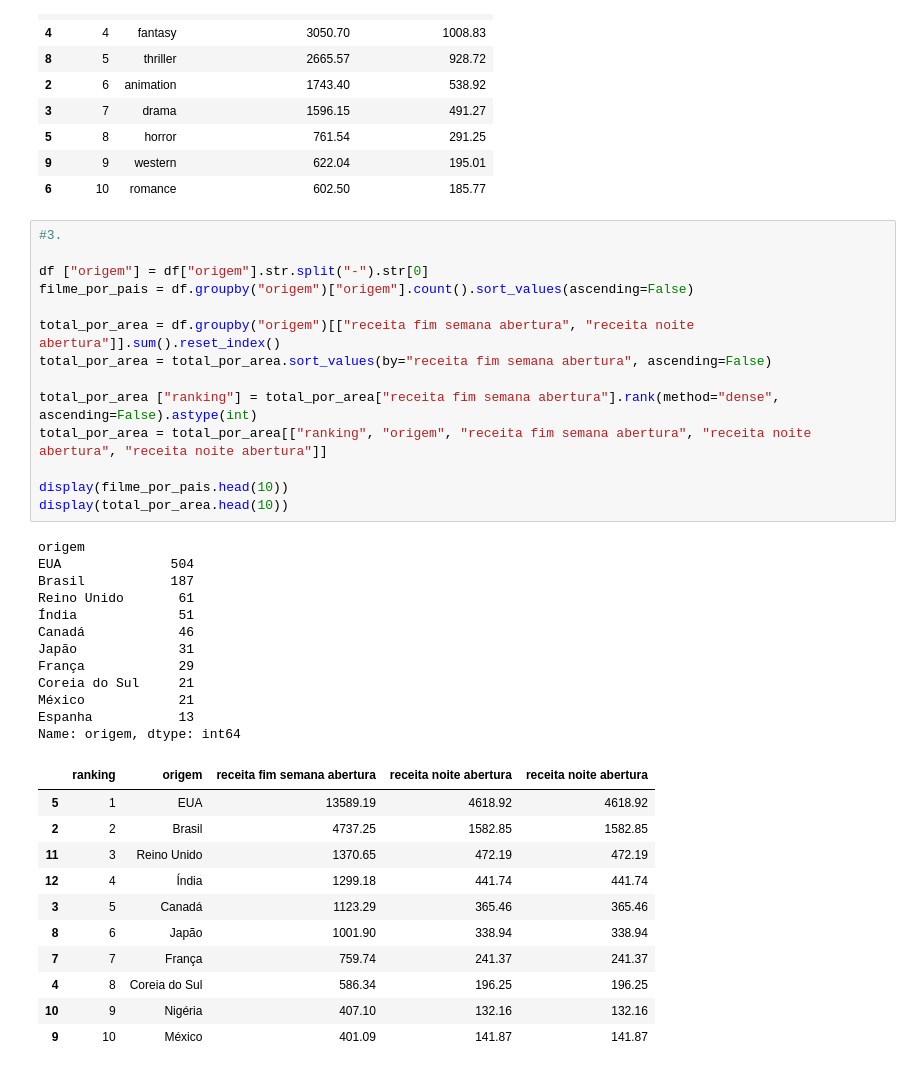
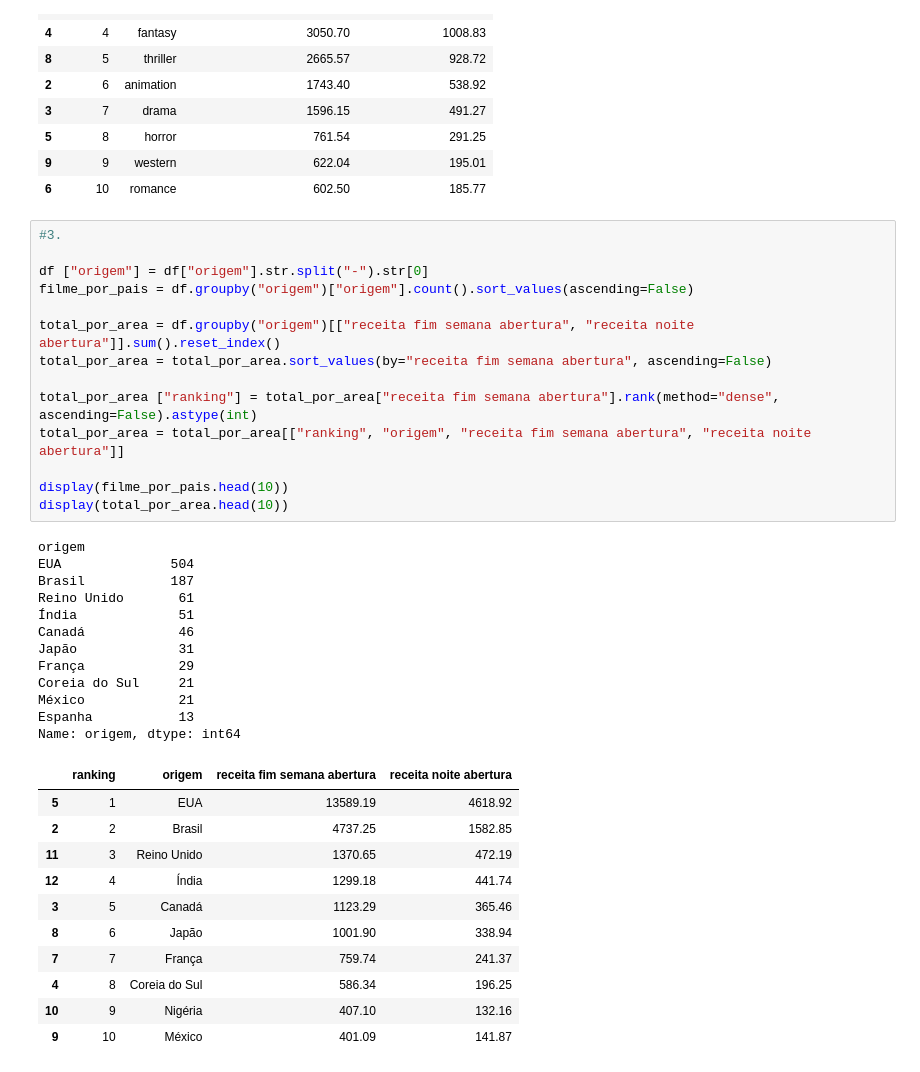
Before and after one commit to Carlos-Rafael-Dev/Data_Analytics, a Jupyter notebook: Produtora MegaPik/Movies MegaPik.ipynb, the cells around one changed output. Cells and saved outputs as stored; diff of their text form.

```diff
--- a/Produtora MegaPik/Movies MegaPik.ipynb
+++ b/Produtora MegaPik/Movies MegaPik.ipynb
@@ -86,40 +86,40 @@ display(total_por_genero)
 # %%
 #3.
 
 df ["origem"] = df["origem"].str.split("-").str[0]
 filme_por_pais = df.groupby("origem")["origem"].count().sort_values(ascending=False)
 
 total_por_area = df.groupby("origem")[["receita fim semana abertura", "receita noite abertura"]].sum().reset_index()
 total_por_area = total_por_area.sort_values(by="receita fim semana abertura", ascending=False)
 
 total_por_area ["ranking"] = total_por_area["receita fim semana abertura"].rank(method="dense", ascending=False).astype(int)
-total_por_area = total_por_area[["ranking", "origem", "receita fim semana abertura", "receita noite abertura", "receita noite abertura"]]
+total_por_area = total_por_area[["ranking", "origem", "receita fim semana abertura", "receita noite abertura"]]
 
 display(filme_por_pais.head(10))
 display(total_por_area.head(10))
 # %% [output]
 origem
 EUA              504
 Brasil           187
 Reino Unido       61
 Índia             51
 Canadá            46
 Japão             31
 França            29
 Coreia do Sul     21
 México            21
 Espanha           13
 Name: origem, dtype: int64
-|  | ranking | origem | receita fim semana abertura | receita noite abertura | receita noite abertura |
-| 5 | 1 | EUA | 13589.19 | 4618.92 | 4618.92 |
-| 2 | 2 | Brasil | 4737.25 | 1582.85 | 1582.85 |
-| 11 | 3 | Reino Unido | 1370.65 | 472.19 | 472.19 |
-| 12 | 4 | Índia | 1299.18 | 441.74 | 441.74 |
-| 3 | 5 | Canadá | 1123.29 | 365.46 | 365.46 |
-| 8 | 6 | Japão | 1001.90 | 338.94 | 338.94 |
-| 7 | 7 | França | 759.74 | 241.37 | 241.37 |
-| 4 | 8 | Coreia do Sul | 586.34 | 196.25 | 196.25 |
-| 10 | 9 | Nigéria | 407.10 | 132.16 | 132.16 |
-| 9 | 10 | México | 401.09 | 141.87 | 141.87 |
+|  | ranking | origem | receita fim semana abertura | receita noite abertura |
+| 5 | 1 | EUA | 13589.19 | 4618.92 |
+| 2 | 2 | Brasil | 4737.25 | 1582.85 |
+| 11 | 3 | Reino Unido | 1370.65 | 472.19 |
+| 12 | 4 | Índia | 1299.18 | 441.74 |
+| 3 | 5 | Canadá | 1123.29 | 365.46 |
+| 8 | 6 | Japão | 1001.90 | 338.94 |
+| 7 | 7 | França | 759.74 | 241.37 |
+| 4 | 8 | Coreia do Sul | 586.34 | 196.25 |
+| 10 | 9 | Nigéria | 407.10 | 132.16 |
+| 9 | 10 | México | 401.09 | 141.87 |
 # %%
 # 4
```
Also changed, not shown: parts of 12 cells of this notebook.
